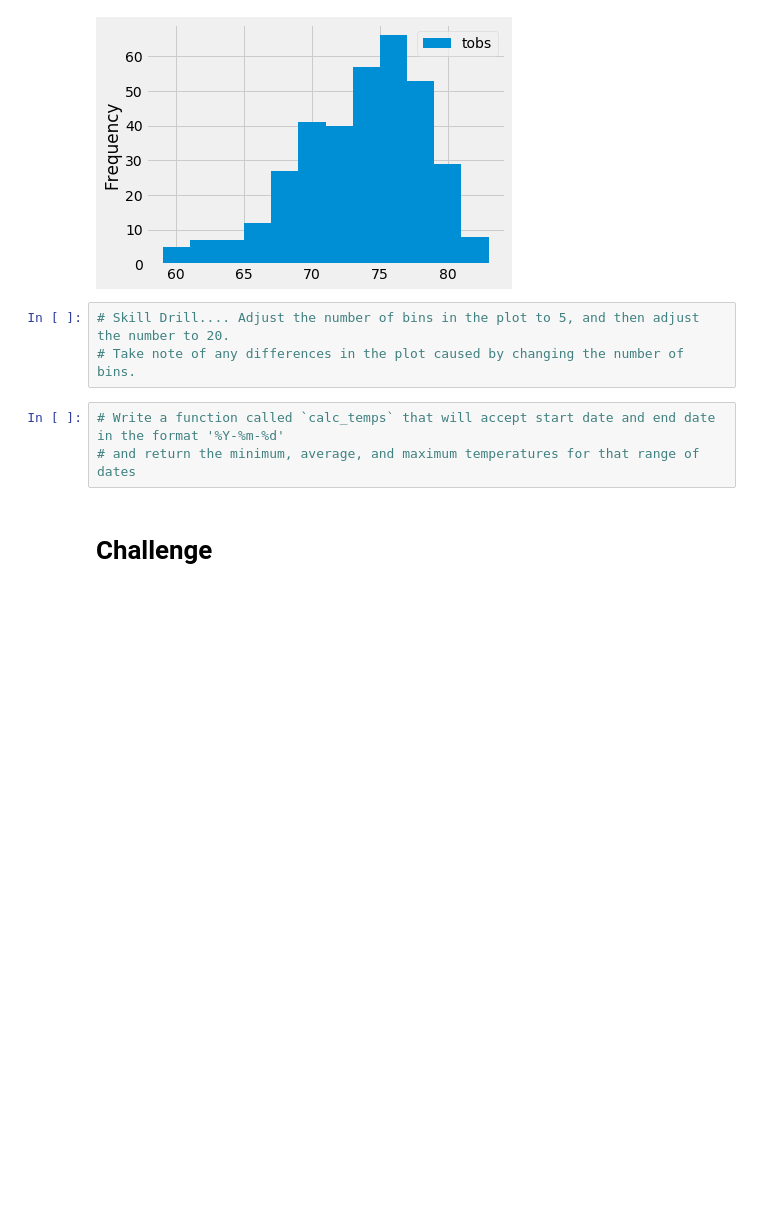
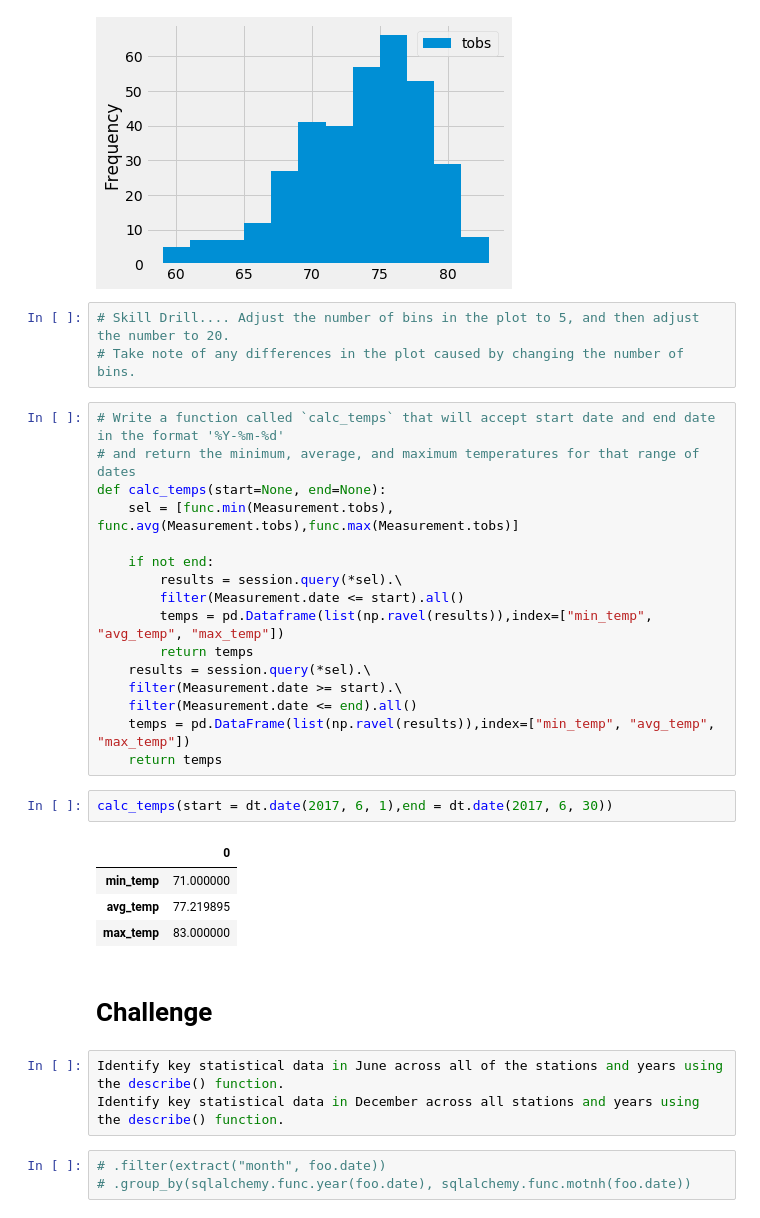
Before and after one commit to Daniel-Schroeder15/surfs_up, a Jupyter notebook: climate_analysis.ipynb, the cells around one changed output. Cells and saved outputs as stored; diff of their text form; blank space fills up the shorter version.

```diff
--- a/climate_analysis.ipynb
+++ b/climate_analysis.ipynb
@@ -192,5 +154,31 @@ plt.tight_layout()
 # %%
 # Write a function called `calc_temps` that will accept start date and end date in the format '%Y-%m-%d'
 # and return the minimum, average, and maximum temperatures for that range of dates
+def calc_temps(start=None, end=None):
+    sel = [func.min(Measurement.tobs), func.avg(Measurement.tobs),func.max(Measurement.tobs)]
+
+    if not end:
+        results = session.query(*sel).\
+        filter(Measurement.date <= start).all()
+        temps = pd.Dataframe(list(np.ravel(results)),index=["min_temp", "avg_temp", "max_temp"])
+        return temps
+    results = session.query(*sel).\
+    filter(Measurement.date >= start).\
+    filter(Measurement.date <= end).all()
+    temps = pd.DataFrame(list(np.ravel(results)),index=["min_temp", "avg_temp", "max_temp"])
+    return temps
+# %%
+calc_temps(start = dt.date(2017, 6, 1),end = dt.date(2017, 6, 30))
+# %% [output]
+|  | 0 |
+| min_temp | 71.000000 |
+| avg_temp | 77.219895 |
+| max_temp | 83.000000 |
 # %% [markdown]
 # Challenge
+# %%
+Identify key statistical data in June across all of the stations and years using the describe() function.
+Identify key statistical data in December across all stations and years using the describe() function.
+# %%
+# .filter(extract("month", foo.date))
+# .group_by(sqlalchemy.func.year(foo.date), sqlalchemy.func.motnh(foo.date))
```
Also changed, not shown: parts of 11 cells of this notebook, 1 other file.
